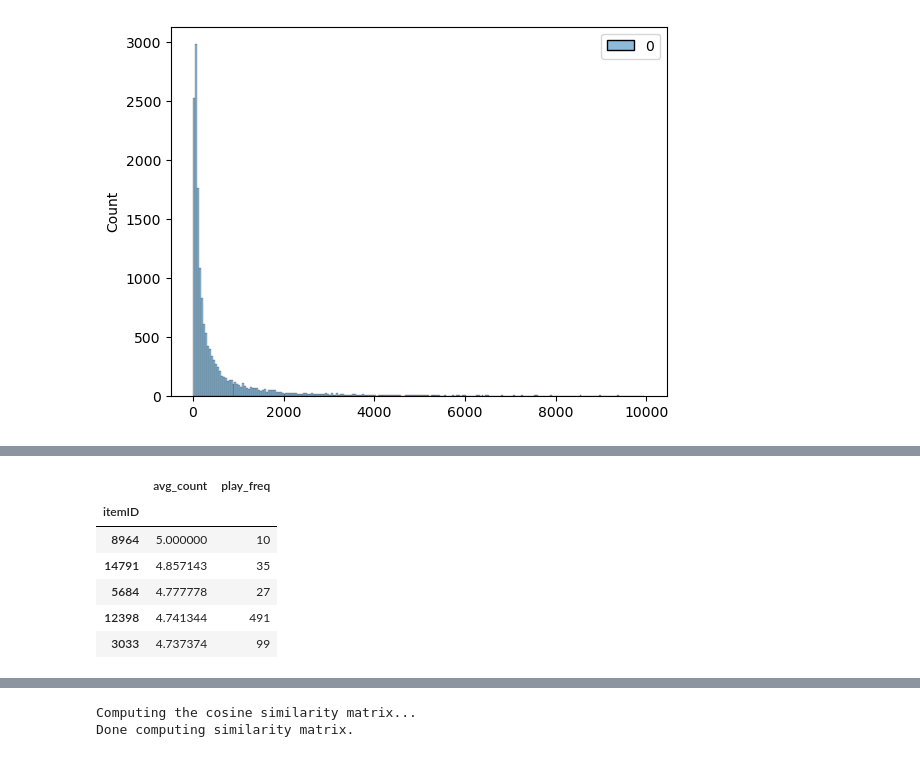
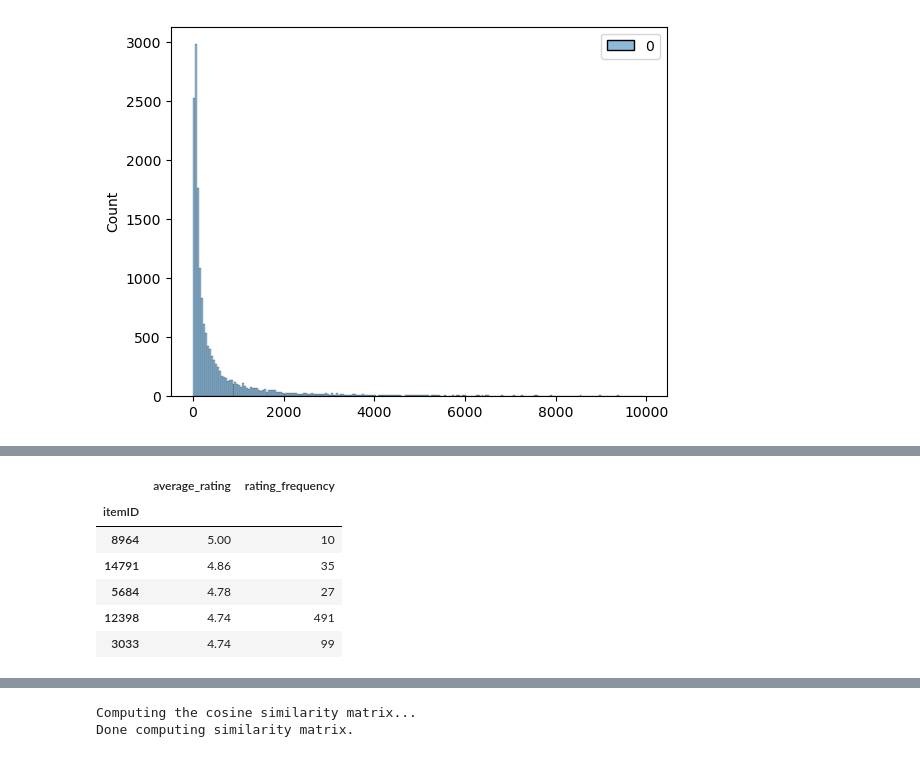
Before and after one commit to SaiSrujana7771/CSE573Group24, a Jupyter notebook: Code/train.ipynb, the cells around one changed output, grey strips where cells are left out. Drawn from its saved outputs; the diff is of its cells as text; code cells hidden in the pictures.

```diff
--- a/Code/train.ipynb
+++ b/Code/train.ipynb
@@ -202,8 +130,8 @@ sns.histplot(ratings_count.values())
 # %%
 lower = 10
 upper = 400
-remove_customer = []
-for customer, num_ratings in ratings_count.items():
-    if num_ratings < lower or num_ratings > upper:
-        remove_customer.append(customer)
-df = df.loc[~df.userID.isin(remove_customer)]
+
+ratings_count = df['userID'].value_counts()
+valid_customers = ratings_count[(ratings_count >= lower) & (ratings_count <= upper)].index
+
+df = df[df['userID'].isin(valid_customers)]
@@ -254,11 +145,11 @@ sns.histplot(ratings_count.values())
 <Axes: ylabel='Count'>
 [figure]
 # %%
-lower = 10
-upper = 10000
-remove_item = []
-for item, num_ratings in ratings_count.items():
-    if num_ratings < lower or num_ratings > upper:
-        remove_item.append(item)
-df = df.loc[~df.itemID.isin(remove_item)]
+ratings_count = df['itemID'].value_counts()
+
+lower_limit = 10
+upper_limit = 10000
+valid_items = ratings_count[(ratings_count >= lower_limit) & (ratings_count <= upper_limit)].index
+
+df = df[df['itemID'].isin(valid_items)]
 # %%
@@ -297,15 +162,15 @@ The dataset is inf% dense and contains 392704 unique elements.
 # %%
-average_count = df.groupby('itemID').mean(numeric_only = True)['rating']
-play_freq = df.groupby('itemID').count()['rating']
-final_play = pd.DataFrame({'avg_count':average_count,'play_freq':play_freq})
-final_play = final_play.sort_values(by = 'avg_count', ascending = False)
-final_play.head()
+average_rating = df.groupby('itemID').mean(numeric_only = True)['rating'].round(2)
+rating_frequency = df.groupby('itemID').count()['rating']
+popularity_model = pd.DataFrame({'average_rating':average_rating,'rating_frequency':rating_frequency})
+popularity_model = popularity_model.sort_values(by = ['average_rating', 'rating_frequency'], ascending = [False, False])
+popularity_model.head()
 # %% [output]
-|  | avg_count | play_freq |
+|  | average_rating | rating_frequency |
 | itemID |  |  |
-| 8964 | 5.000000 | 10 |
-| 14791 | 4.857143 | 35 |
-| 5684 | 4.777778 | 27 |
-| 12398 | 4.741344 | 491 |
-| 3033 | 4.737374 | 99 |
+| 8964 | 5.00 | 10 |
+| 14791 | 4.86 | 35 |
+| 5684 | 4.78 | 27 |
+| 12398 | 4.74 | 491 |
+| 3033 | 4.74 | 99 |
 # %%
```
Also changed, not shown: parts of 31 cells of this notebook.
